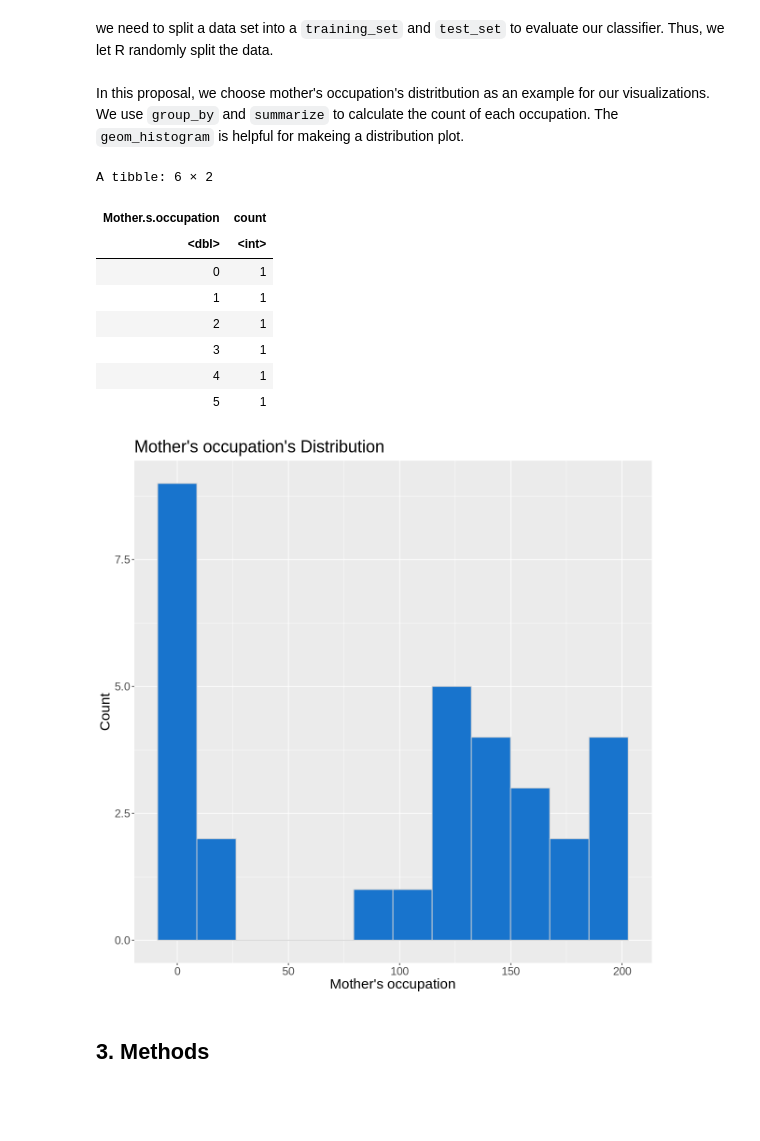
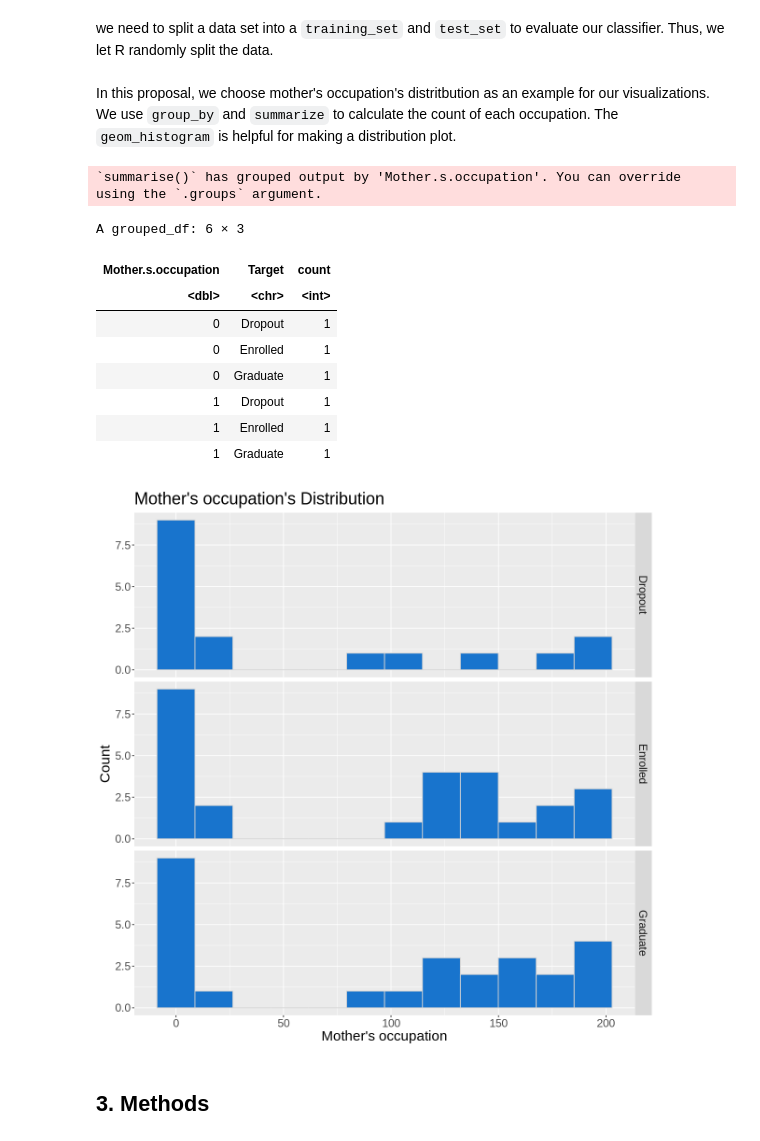
Before and after one commit to lesleymai/ds_group, a Jupyter notebook: Group_Proposal.ipynb, the cells around one changed output. Drawn from its saved outputs; the diff is of its cells as text; code cells hidden in the pictures; blank space fills up the shorter version.

```diff
--- a/Group_Proposal.ipynb
+++ b/Group_Proposal.ipynb
@@ -102,34 +100,37 @@ student_split <- initial_split(students_data, prop = 0.75, strata = Target)
 student_train <- training(student_split)
 student_test <- testing(student_split)
 # %% [markdown]
-In this proposal, we choose mother's occupation's distritbution as an example for our visualizations. We use `group_by` and `summarize` to calculate the count of each occupation. The `geom_histogram` is helpful for makeing a distribution plot.
+In this proposal, we choose mother's occupation's distritbution as an example for our visualizations. We use `group_by` and `summarize` to calculate the count of each occupation. The `geom_histogram` is helpful for making a distribution plot.
 # %%
 student_train <- student_train |>
-    group_by(Mother.s.occupation) |> # The "group_by" function is called to group the data by the variable "Mother.s.occupation".
-    summarize(count = n()) # The "summarize" function is called to calculate the numbers of people in each occupation.
+    group_by(Mother.s.occupation, Target) |> # The "group_by" function is called to group the data by the variable "Mother.s.occupation".
+    summarize(count = n()) # The "summarize" function is called to calculate the number of people in each occupation.
 
 head(student_train)
 # %% [output]
-A tibble: 6 × 2
+`summarise()` has grouped output by 'Mother.s.occupation'. You can override
+using the `.groups` argument.
+A grouped_df: 6 × 3
-| Mother.s.occupation | count |
-| <dbl> | <int> |
-| 0 | 1 |
-| 1 | 1 |
-| 2 | 1 |
-| 3 | 1 |
-| 4 | 1 |
-| 5 | 1 |
+| Mother.s.occupation | Target | count |
+| <dbl> | <chr> | <int> |
+| 0 | Dropout | 1 |
+| 0 | Enrolled | 1 |
+| 0 | Graduate | 1 |
+| 1 | Dropout | 1 |
+| 1 | Enrolled | 1 |
+| 1 | Graduate | 1 |
 # %%
 # visualizations
 options(repr.plot.width = 10, repr.plot.height = 10)
 mon_op_dis <- student_train |>
     ggplot(aes(x = Mother.s.occupation)) +
     geom_histogram(fill = "dodgerblue3", color = "lightgrey", bins = 12) +
     labs(x = "Mother's occupation", y = "Count", title = "Mother's occupation's Distribution") +
-    theme(text = element_text(size = 18))
+    theme(text = element_text(size = 18)) +
+    facet_grid(rows = vars(Target))
 mon_op_dis
 # %% [output]
-[figure, old version]
+[figure, new version]
 # %% [markdown]
 ## 3. Methods
 # %% [markdown]
```
Also changed, not shown: parts of 3 cells of this notebook.
